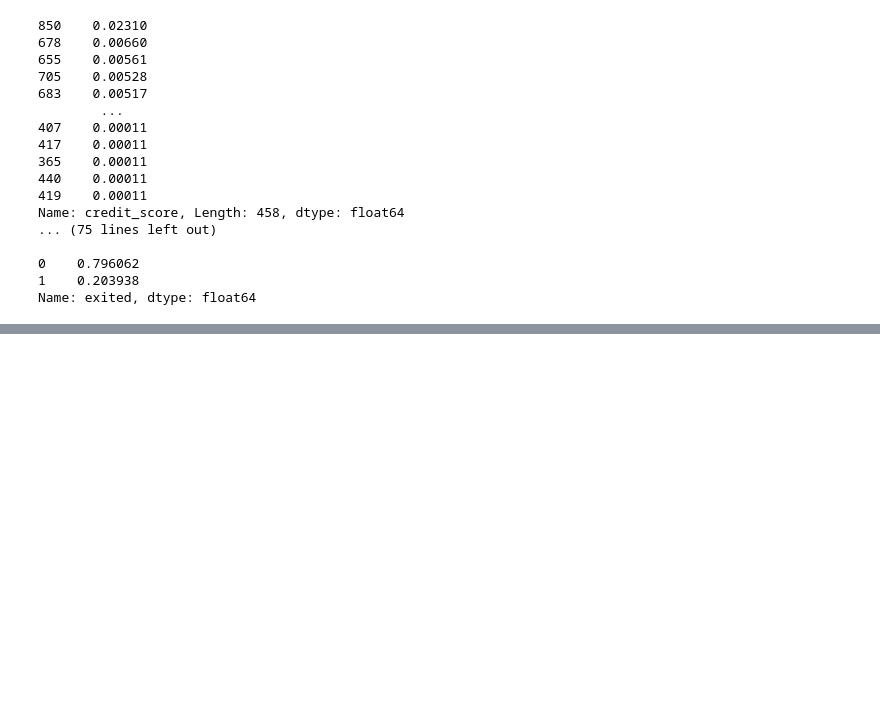
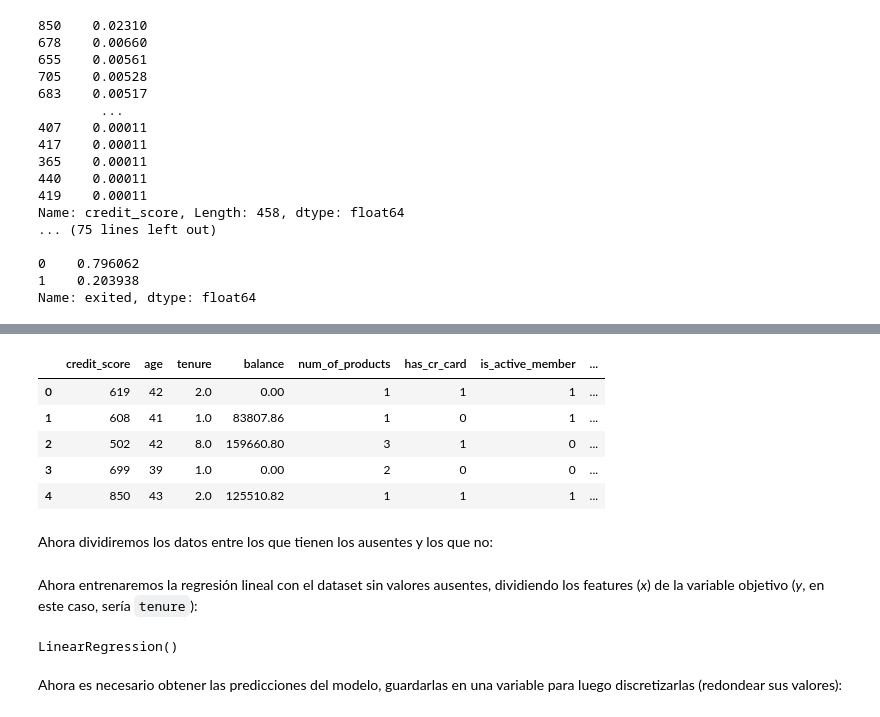
Before and after one commit to ChristianMartinezCaceres/Practicum-portfolio, a Jupyter notebook: 08_bank_customers_model/bank_customers_model.ipynb, the cells around one changed output, grey strips where cells are left out. Drawn from its saved outputs; the diff is of its cells as text; code cells hidden in the pictures; blank space fills up the shorter version.

Commit message:
tratados los valores ausentes de tenure

```diff
--- a/08_bank_customers_model/bank_customers_model.ipynb
+++ b/08_bank_customers_model/bank_customers_model.ipynb
@@ -257,0 +248,12 @@ Name: exited, dtype: float64
+# %%
+data_beta_ohe = pd.get_dummies(data_beta, drop_first=True)
+data_beta_ohe.head()
+# %% [output]
+|  | credit_score | age | tenure | balance | num_of_products | has_cr_card | is_active_member | ... |
+| 0 | 619 | 42 | 2.0 | 0.00 | 1 | 1 | 1 | ... |
+| 1 | 608 | 41 | 1.0 | 83807.86 | 1 | 0 | 1 | ... |
+| 2 | 502 | 42 | 8.0 | 159660.80 | 3 | 1 | 0 | ... |
+| 3 | 699 | 39 | 1.0 | 0.00 | 2 | 0 | 0 | ... |
+| 4 | 850 | 43 | 2.0 | 125510.82 | 1 | 1 | 1 | ... |
+# %% [markdown]
+Ahora dividiremos los datos entre los que tienen los ausentes y los que no:
@@ -257,0 +263,12 @@ Name: exited, dtype: float64
+# %% [markdown]
+Ahora entrenaremos la regresión lineal con el dataset sin valores ausentes, dividiendo los features (*x*) de la variable objetivo (*y*, en este caso, sería ``tenure``):
+# %%
+x = data_beta_no_nan.drop('tenure', axis=1)
+y = data_beta_no_nan['tenure']
+
+reg_model = LinearRegression()
+reg_model.fit(x, y)
+# %% [output]
+LinearRegression()
+# %% [markdown]
+Ahora es necesario obtener las predicciones del modelo, guardarlas en una variable para luego discretizarlas (redondear sus valores):
```
Also changed, not shown: parts of 16 cells of this notebook.
